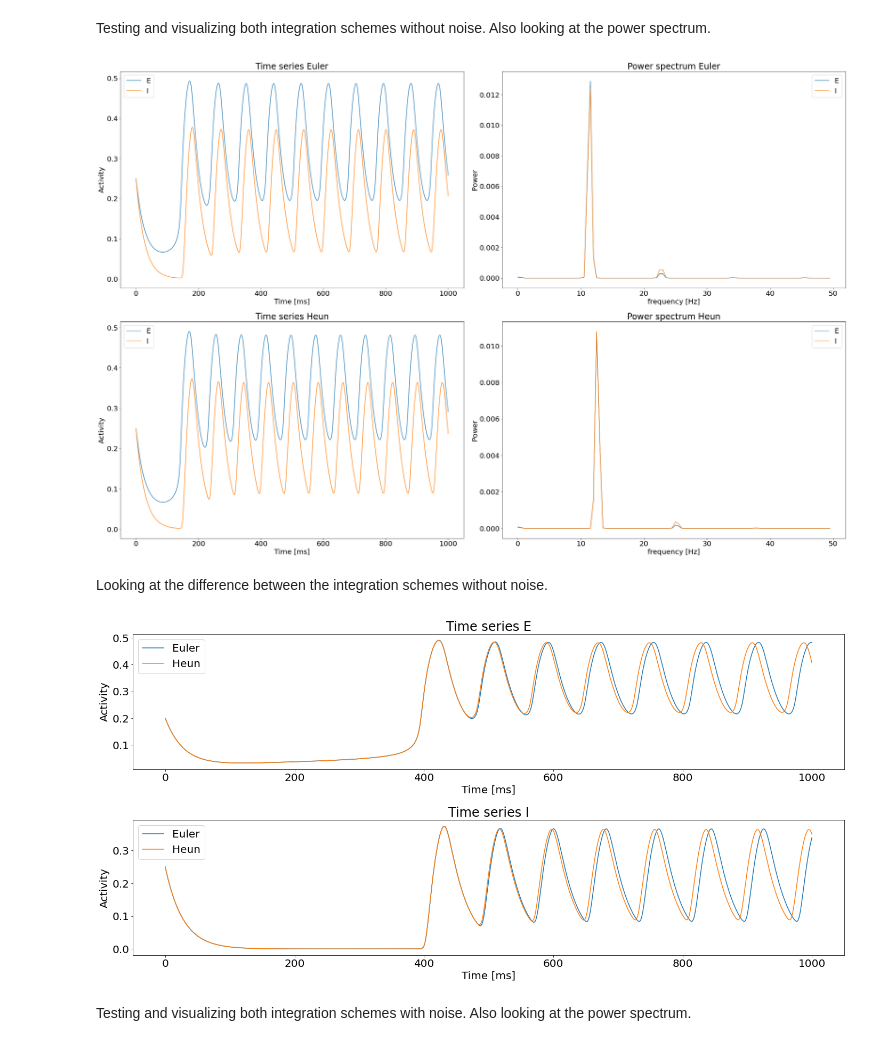
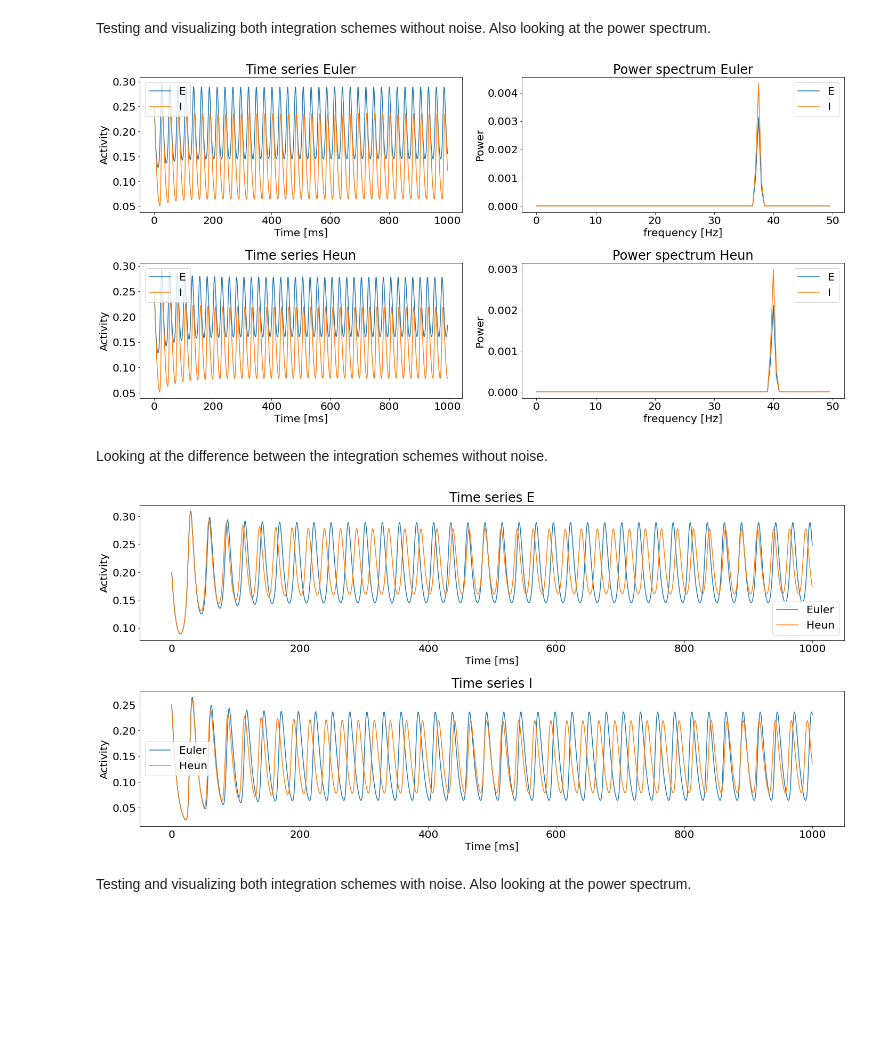
Before and after one commit to NeuroLife77/WC, a Jupyter notebook: wc.ipynb, the cells around one changed output. Cells and saved outputs as stored; diff of their text form; code cells hidden in the pictures; blank space fills up the shorter version.

```diff
--- a/wc.ipynb
+++ b/wc.ipynb
@@ -163,15 +168,15 @@ parameter_samples = sample_uniform_within_range(1500)
 # %% [markdown]
 Testing and visualizing both integration schemes without noise. Also looking at the power spectrum.
 # %%
-parameters = np.array([parameter_interesting,parameters_original])
-dt = 0.5
+parameters = np.array([parameters_original,parameters_original])
+dt = 0.1
 
 # Simulate
 time_series_E, time_series_I = simulate_euler(parameters,length = 6.0, dt=dt, num_sim = parameters.shape[0])
 t = np.arange(int(1000/dt))*dt
 
-# PLot
-f = plt.figure(figsize=(30,20))
+# Plot
+f = plt.figure(figsize=(20,10))
 # Timeseries
 ax = plt.subplot(2,2,1)
 ax.plot(t,time_series_E[:int(1000/dt),0], label = "E")
@@ -186,42 +191,42 @@ f , psd = sgl.welch(time_series_E[:,0],fs=(1000/dt), nperseg=2000/dt)
 plt.plot(f[:100],psd[:100], label = "E")
 f , psd = sgl.welch(time_series_I[:,0],fs=(1000/dt), nperseg=2000/dt)
 plt.plot(f[:100],psd[:100], label = "I")
 plt.xlabel('frequency [Hz]')
 plt.ylabel('Power')
 plt.title('Power spectrum Euler')
 plt.legend()
 
-time_series_E, time_series_I = simulate_heun(parameters,length = 6.0, dt=dt, num_sim = parameters.shape[0])
+time_series_E, time_series_I = simulate_heun(parameters, length = 6.0, dt=dt, num_sim = parameters.shape[0])
 
 # Timeseries
 ax = plt.subplot(2,2,3)
 ax.plot(t,time_series_E[:int(1000/dt),0], label = "E")
 ax.plot(t,time_series_I[:int(1000/dt),0], label = "I")
 plt.xlabel('Time [ms]')
 plt.ylabel('Activity')
 plt.title('Time series Heun')
 plt.legend()
 # PSD
 ax = plt.subplot(2,2,4)
 f , psd = sgl.welch(time_series_E[:,0],fs=(1000/dt), nperseg=2000/dt)
 plt.plot(f[:100],psd[:100], label = "E")
 f , psd = sgl.welch(time_series_I[:,0],fs=(1000/dt), nperseg=2000/dt)
 plt.plot(f[:100],psd[:100], label = "I")
 plt.xlabel('frequency [Hz]')
 plt.ylabel('Power')
 plt.title('Power spectrum Heun')
 plt.legend()
 plt.tight_layout()
 plt.show()
 # %% [output]
-[figure, old version]
+[figure, new version]
 # %% [markdown]
 Looking at the difference between the integration schemes without noise.
 # %%
 dt = 0.1
 # Simulate
-euler_time_series_E, euler_time_series_I = simulate_euler(parameters,length = 1.0, dt=dt, num_sim = parameters.shape[0], initial_conditions=np.array([0.2,0.25]))
-heun_time_series_E, heun_time_series_I = simulate_heun(parameters,length = 1.0, dt=dt, num_sim = parameters.shape[0], initial_conditions=np.array([0.2,0.25]))
+euler_time_series_E, euler_time_series_I = simulate_euler(parameters,length = 6.0, dt=dt, num_sim = parameters.shape[0], initial_conditions=np.array([0.2,0.25]))
+heun_time_series_E, heun_time_series_I = simulate_heun(parameters,length = 6.0, dt=dt, num_sim = parameters.shape[0], initial_conditions=np.array([0.2,0.25]))
 t = np.arange(int(1000/dt))*dt
 # Plot
 f = plt.figure(figsize=(20,10))
@@ -244,7 +249,7 @@ plt.legend()
 plt.tight_layout()
 plt.show()
 # %% [output]
-[figure, old version]
+[figure, new version]
 # %% [markdown]
 Testing and visualizing both integration schemes with noise. Also looking at the power spectrum.
 # %%
```
Also changed, not shown: parts of 5 cells of this notebook, 3 other files.
